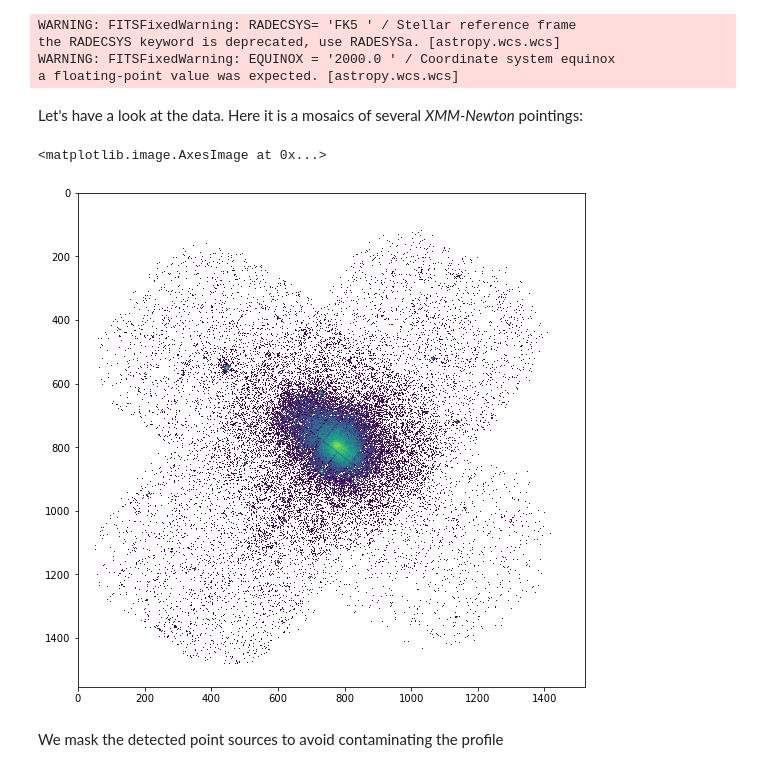
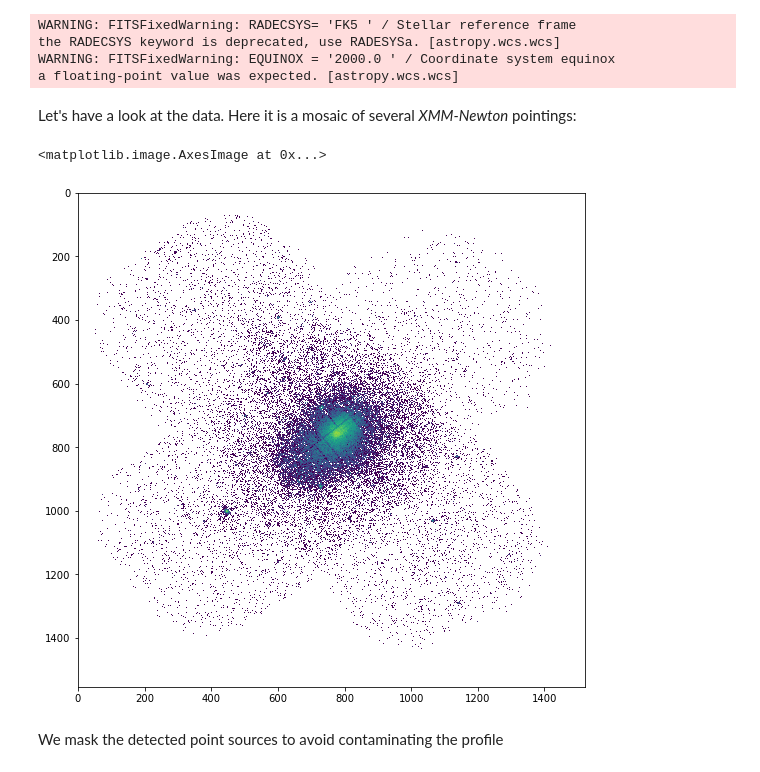
Before and after one commit to domeckert/pyproffit, a Jupyter notebook: docs/source/Discontinuities.ipynb, the cells around one changed output. Drawn from its saved outputs; the diff is of its cells as text; code cells hidden in the pictures.

```diff
--- a/docs/source/Discontinuities.ipynb
+++ b/docs/source/Discontinuities.ipynb
@@ -18,14 +18,14 @@ the RADECSYS keyword is deprecated, use RADESYSa. [astropy.wcs.wcs]
 WARNING: FITSFixedWarning: EQUINOX = '2000.0 ' / Coordinate system equinox
 a floating-point value was expected. [astropy.wcs.wcs]
 # %% [markdown]
-Let's have a look at the data. Here it is a mosaics of several _XMM-Newton_ pointings:
+Let's have a look at the data. Here it is a mosaic of several _XMM-Newton_ pointings:
 # %%
 fig = plt.figure(figsize=(20,20))
 s1=plt.subplot(221)
-plt.imshow(np.log10(dat.img),aspect='auto')
+plt.imshow(np.flipud(np.log10(dat.img)),aspect='auto')
 # %% [output]
 <matplotlib.image.AxesImage at 0x...>
-[figure, old version]
+[figure, new version]
 # %% [markdown]
 We mask the detected point sources to avoid contaminating the profile
 # %%
```
Also changed, not shown: parts of 9 cells of this notebook, 2 other files.
